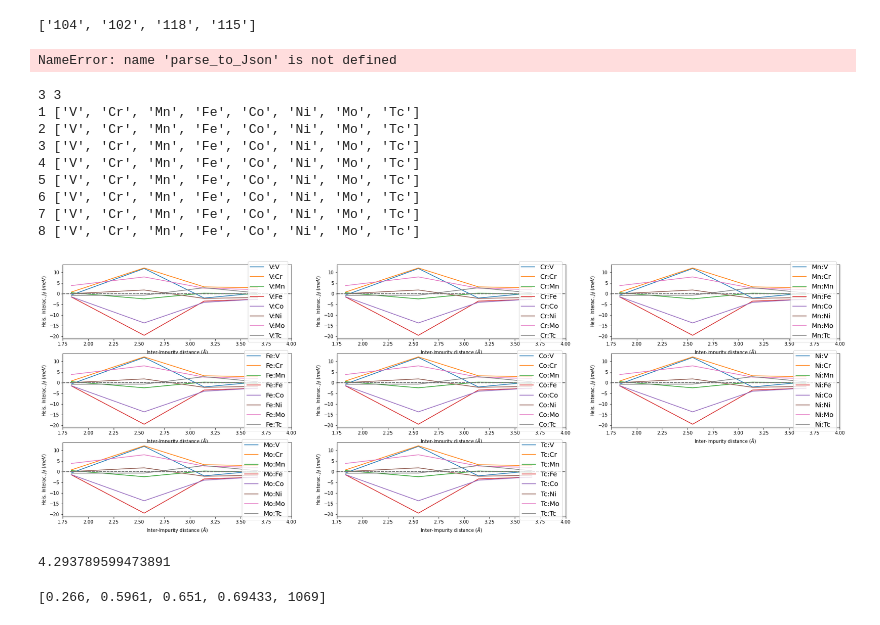
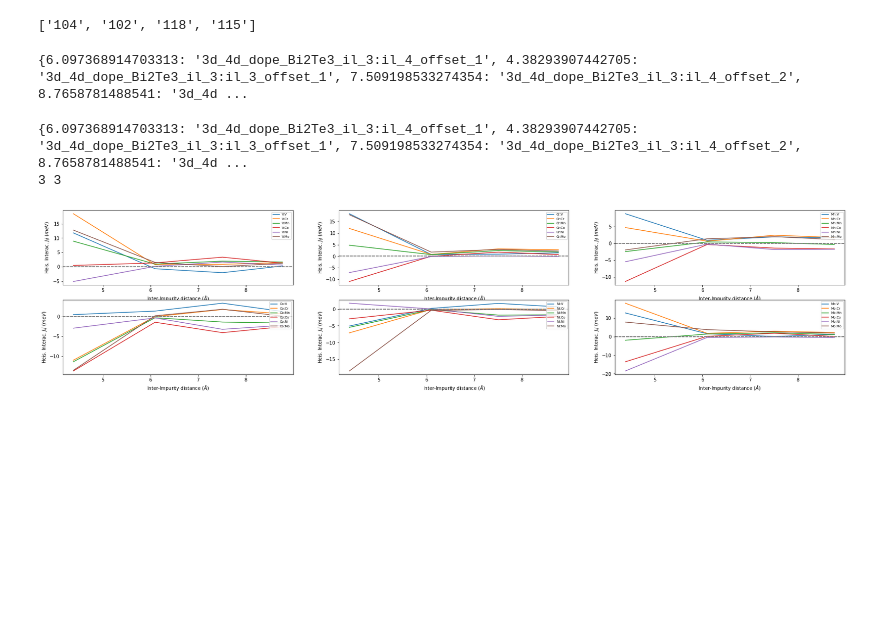
Before and after one commit to RubelMozumder/aiida_daily_work, a Jupyter notebook: Daily_Work_bin/plot_combine_imps.ipynb, the cells around one changed output. Saved outputs shown, nothing was run; the diff lists cells and outputs as text; code cells hidden in the pictures; blank space fills up the shorter version.

```diff
--- a/Daily_Work_bin/plot_combine_imps.ipynb
+++ b/Daily_Work_bin/plot_combine_imps.ipynb
@@ -890,7 +865,7 @@ def collect_Jij_data(group_list=[104,102, 118, 115 ]):
                              }
 
     group_to_Jij_data_and_some_info_dict = dict()
-
+    dis_com_map = dict()
     # Extract the stract the jij_data and atomic distance
     for group_pk in accending_distance_group:
         ploting_data_with_diff = extract_ploting_array_data(group_pk, dict_for_last_calc_data=dict_for_last_calc_data, Average= False, plot_with_difference=True)
@@ -900,6 +875,7 @@ def collect_Jij_data(group_list=[104,102, 118, 115 ]):
 
         group_to_Jij_data_and_some_info_dict[str(group_pk)] = (Jij_data_array, Jij_xtick_labels,
                                                                Jij_ytick_labels, some_info_dict)
+
 
     return group_to_Jij_data_and_some_info_dict
 
@@ -934,6 +910,7 @@ def parse_to_Json(plot_imp_list, group_to_Jij_data_and_some_info_dict,
         single_plot_data = {'imp1': imp1,
                      'imp2' : None}
         imp2_dict = dict()
+
         for imp2, index2 in plot_imp_indices:
             jij = []
             dist = []
@@ -941,13 +918,13 @@ def parse_to_Json(plot_imp_list, group_to_Jij_data_and_some_info_dict,
             for grp in group_list:
                 Jij_array, x_labels, y_labels, info_dict = group_to_Jij_data_and_some_info_dict[grp]
 
-                jij.append(Jij_array[index2, index2])
+                jij.append(Jij_array[index1, index2])
                 dist.append(info_dict['some_info']['atom_distance'])
-                imp2_dict[imp2] = {'jij' : jij,
-                                       'dist' : dist}
+
+            imp2_dict[imp2] = {'jij' : jij,
+                               'dist' : dist}
 
         single_plot_data['imp2'] = imp2_dict
-
         plot_data.append(single_plot_data)
 
     return plot_data
@@ -965,17 +942,22 @@ ll
 ['104', '102', '118', '115']
 # %%
 #### To extract data in json fomate for ploting jij_vs_dist
-plot_data = parse_to_Json(['Fe', 'Co', 'Ni', 'V', 'Cr', 'Mn', 'Mo', 'Tc'], group_to_Jij_data_and_some_info_dict)
-#plot_data
+lattice_const = 10.4726
+plot_data = parse_to_Json(['V', 'Cr', 'Co', 'Ni', 'Mn', 'Mo'], group_to_Jij_data_and_some_info_dict)
+dis_comb_label_map=dict()
+for grp_pk in group_to_Jij_data_and_some_info_dict.keys():
+    dis_comb_label_map[group_to_Jij_data_and_some_info_dict[grp_pk][3]['some_info']['atom_distance']*lattice_const] = load_group(int(grp_pk)).label
+
+print(dis_comb_label_map)
 # %% [output]
-NameError: name 'parse_to_Json' is not defined
+{6.097368914703313: '3d_4d_dope_Bi2Te3_il_3:il_4_offset_1', 4.38293907442705: '3d_4d_dope_Bi2Te3_il_3:il_3_offset_1', 7.509198533274354: '3d_4d_dope_Bi2Te3_il_3:il_4_offset_2', 8.7658781488541: '3d_4d ...
 # %%
 import seaborn as sns
 import matplotlib.pyplot as plt
 import matplotlib as m
 
+print(dis_comb_label_map)
 number_of_plot = 8
-
 plt.figure(figsize=(30,10))
 row, col = (3, 3)
 print(row, col)
@@ -984,68 +966,39 @@ tot_plot_num = len(plot_data)
 number_of_plot = tot_plot_num
 figure_index = 0
 
-# distance unit to Angstom
-dis_unit = 8.2826*0.529
+# distanceunit to Angstom
+dis_unit = 10.472657559692419 #ang
 
 for fig_cor_row in range(row):
     for fig_cor_col in range(col):
         figure_index += 1
         if (figure_index > number_of_plot) or (figure_index > tot_plot_num):
             continue
         imp1_data = plot_data[figure_index-1]
 
         sImp1 = imp1_data['imp1']
         sImp2_list = list(imp1_data['imp2'].keys())
 
         if (figure_index > number_of_plot) or (figure_index > tot_plot_num):
                 continue
 
-        print(figure_index , sImp2_list)
-
         plt.subplot(row, col, figure_index)
-
         for sImp2 in sImp2_list:
-
             x = imp1_data['imp2'][sImp2]['dist']
             y = imp1_data['imp2'][sImp2]['jij']
-            orderd_x = x
-            orderd_x.sort()
+
+           # orderd_x = x.copy()
+#            orderd_x.sort()
             y = [y[x.index(value)] for value in orderd_x ]
             x = np.array(orderd_x)*dis_unit
             label= sImp1 + ':' + sImp2
-
             plt.plot(x, y, label= label)
             plt.xlabel('Inter-Impurity distance ($\AA$)')
             plt.ylabel('Heis. Interac. $J_ij$ ($meV$)')
             plt.axhline(0, ls='--', color='grey')
-            plt.xlim(1.75, 4)
-            plt.legend(fontsize='x-large', loc=5)
+            #plt.xlim(1.75, 4)
+            plt.legend(fontsize='x-small', loc=1)
 # %% [output]
+{6.097368914703313: '3d_4d_dope_Bi2Te3_il_3:il_4_offset_1', 4.38293907442705: '3d_4d_dope_Bi2Te3_il_3:il_3_offset_1', 7.509198533274354: '3d_4d_dope_Bi2Te3_il_3:il_4_offset_2', 8.7658781488541: '3d_4d ...
 3 3
-1 ['V', 'Cr', 'Mn', 'Fe', 'Co', 'Ni', 'Mo', 'Tc']
-2 ['V', 'Cr', 'Mn', 'Fe', 'Co', 'Ni', 'Mo', 'Tc']
-3 ['V', 'Cr', 'Mn', 'Fe', 'Co', 'Ni', 'Mo', 'Tc']
-4 ['V', 'Cr', 'Mn', 'Fe', 'Co', 'Ni', 'Mo', 'Tc']
-5 ['V', 'Cr', 'Mn', 'Fe', 'Co', 'Ni', 'Mo', 'Tc']
-6 ['V', 'Cr', 'Mn', 'Fe', 'Co', 'Ni', 'Mo', 'Tc']
-7 ['V', 'Cr', 'Mn', 'Fe', 'Co', 'Ni', 'Mo', 'Tc']
-8 ['V', 'Cr', 'Mn', 'Fe', 'Co', 'Ni', 'Mo', 'Tc']
-[figure, old version]
+[figure, new version]
-# %%
-alat = 8.2826* 0.529 # A
-# laat = 10.472657559692419
-il_3_3 = 0.41
-il_3_3 * 10.472657559692419
-#2.5/alat * 10.47
-# %% [output]
-4.293789599473891
-# %%
-
-x = np.linspace(0,10,100)
-y = np.linspace(0, 10, 100)
-x_y = zip(x,y)
-x= [.266,.69433,.651, 1069, .5961]
-xx  = x.sort()
-x
-# %% [output]
-[0.266, 0.5961, 0.651, 0.69433, 1069]
```
Also changed, not shown: parts of 6 cells of this notebook, 15 other files.
